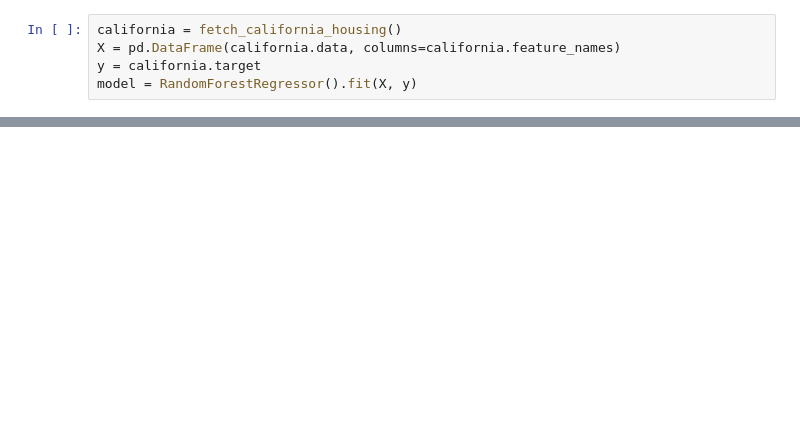
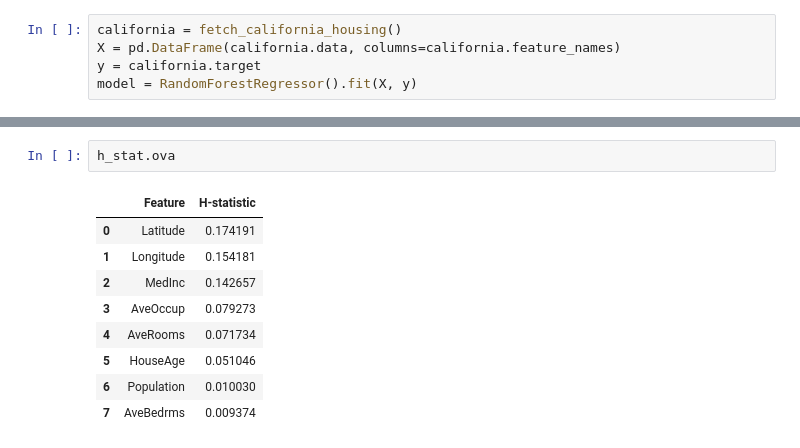
Before and after one commit to pyartemis/artemis, a Jupyter notebook: experiments/h_statistic_experiments.ipynb, the cells around one changed output, grey strips where cells are left out. Drawn from its saved outputs; the diff is of its cells as text; blank space fills up the shorter version.

```diff
--- a/experiments/h_statistic_experiments.ipynb
+++ b/experiments/h_statistic_experiments.ipynb
@@ -55,0 +38,12 @@ visualize(model, X, 100)
+# %%
+h_stat.ova
+# %% [output]
+|  | Feature | H-statistic |
+| 0 | Latitude | 0.174191 |
+| 1 | Longitude | 0.154181 |
+| 2 | MedInc | 0.142657 |
+| 3 | AveOccup | 0.079273 |
+| 4 | AveRooms | 0.071734 |
+| 5 | HouseAge | 0.051046 |
+| 6 | Population | 0.010030 |
+| 7 | AveBedrms | 0.009374 |
```
Also changed, not shown: parts of 10 cells of this notebook, 3 other files.
